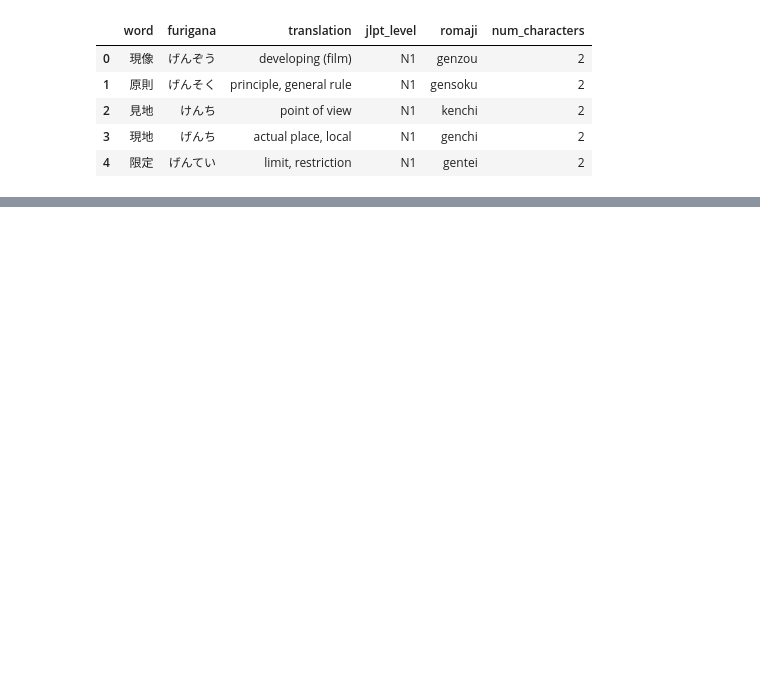
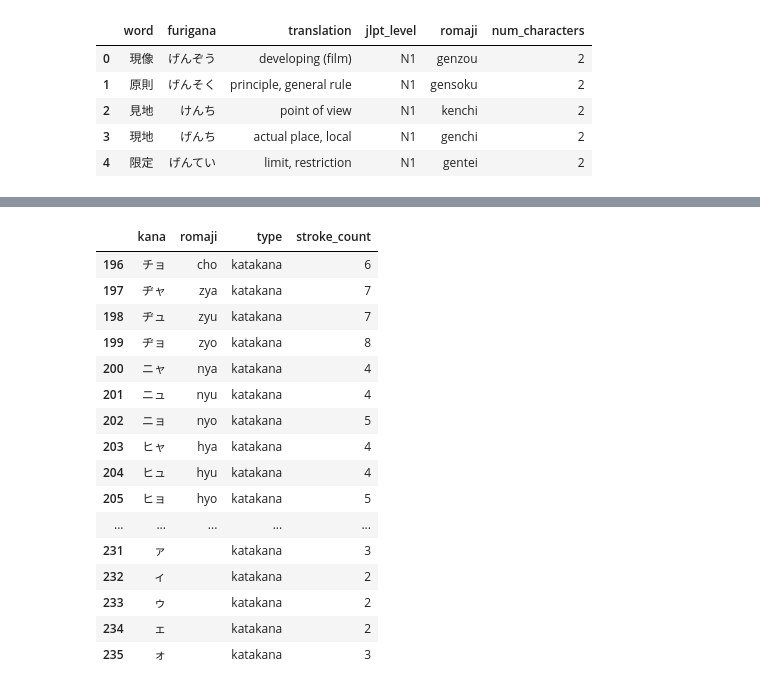
Before and after one commit to naeron75/basic-japanese-learning, a Jupyter notebook: exploration.ipynb, the cells around one changed output, grey strips where cells are left out. Drawn from its saved outputs; the diff is of its cells as text; code cells hidden in the pictures; blank space fills up the shorter version.

```diff
--- a/exploration.ipynb
+++ b/exploration.ipynb
@@ -234,0 +175,25 @@ kanji_df['on_readings'] = kanji_df['kanji'].apply(get_kanji_on_readings)
+# %%
+small_kana_data = {
+    'kana': [
+        # Small Hiragana (こがな)
+        'ゃ', 'ゅ', 'ょ', 'っ', 'ぁ', 'ぃ', 'ぅ', 'ぇ', 'ぉ',
+        # Small Katakana (こカタカナ)
+        'ャ', 'ュ', 'ョ', 'ッ', 'ァ', 'ィ', 'ゥ', 'ェ', 'ォ'
+    ],
+    'romaji': ['','','','','','','','','','','','','','','','','',''],
+    'type': [
+        # Type marker for clarity (optional, but good for debugging)
+        'hiragana', 'hiragana', 'hiragana', 'hiragana', 'hiragana', 'hiragana', 'hiragana', 'hiragana', 'hiragana',
+        'katakana', 'katakana', 'katakana', 'katakana', 'katakana', 'katakana', 'katakana', 'katakana', 'katakana'
+    ],
+    'stroke_count': [
+        # Hiragana Strokes
+        3, 2, 2, 1, 3, 2, 2, 2, 3,
+        # Katakana Strokes (using the same standard counts for similar forms)
+        3, 2, 2, 1, 3, 2, 2, 2, 3
+    ]
+
+}
+
+# Create the DataFrame
+df_small_kana = pd.DataFrame(small_kana_data)
@@ -234,0 +207,21 @@ kanji_df['on_readings'] = kanji_df['kanji'].apply(get_kanji_on_readings)
+# %%
+kana_df = pd.concat([kana_df, df_small_kana], ignore_index=True)
+kana_df.tail(40)
+# %% [output]
+|  | kana | romaji | type | stroke_count |
+| 196 | チョ | cho | katakana | 6 |
+| 197 | ヂャ | zya | katakana | 7 |
+| 198 | ヂュ | zyu | katakana | 7 |
+| 199 | ヂョ | zyo | katakana | 8 |
+| 200 | ニャ | nya | katakana | 4 |
+| 201 | ニュ | nyu | katakana | 4 |
+| 202 | ニョ | nyo | katakana | 5 |
+| 203 | ヒャ | hya | katakana | 4 |
+| 204 | ヒュ | hyu | katakana | 4 |
+| 205 | ヒョ | hyo | katakana | 5 |
+| ... | ... | ... | ... | ... |
+| 231 | ァ |  | katakana | 3 |
+| 232 | ィ |  | katakana | 2 |
+| 233 | ゥ |  | katakana | 2 |
+| 234 | ェ |  | katakana | 2 |
+| 235 | ォ |  | katakana | 3 |
```
Also changed, not shown: parts of 27 cells of this notebook, 4 other files.
